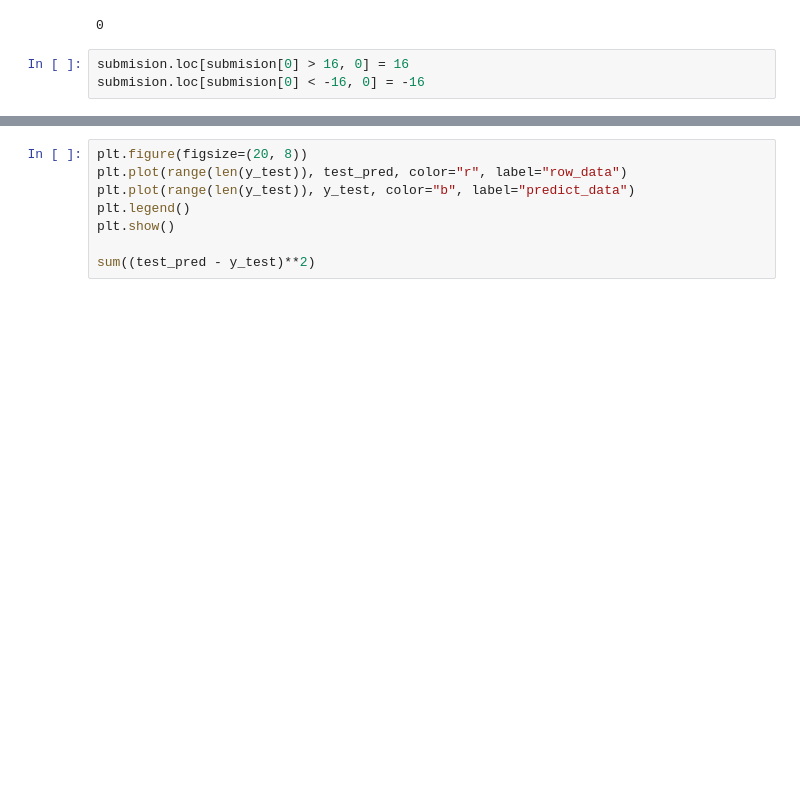
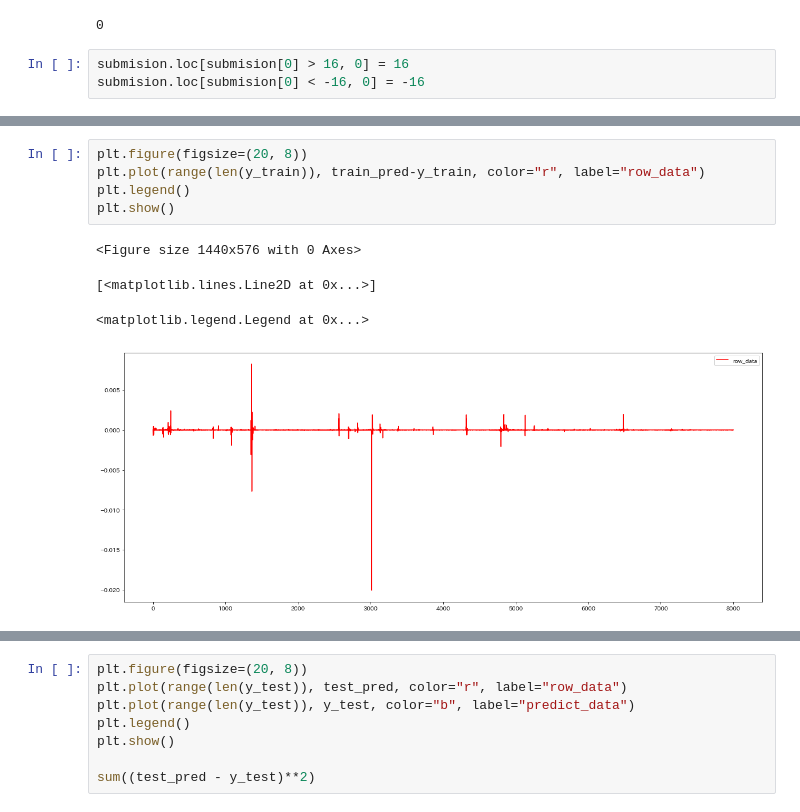
Before and after one commit to a0082273/signate_railway, a Jupyter notebook: EDA3_前後のキロ程から傾きを求める.ipynb, the cells around one changed output, grey strips where cells are left out. Saved outputs shown, nothing was run; the diff lists cells and outputs as text; blank space fills up the shorter version.

```diff
--- a/EDA3_前後のキロ程から傾きを求める.ipynb
+++ b/EDA3_前後のキロ程から傾きを求める.ipynb
@@ -583,0 +724,10 @@ Text(0.5, 1.0, 'kilo: 26070.0')
+# %%
+plt.figure(figsize=(20, 8))
+plt.plot(range(len(y_train)), train_pred-y_train, color="r", label="row_data")
+plt.legend()
+plt.show()
+# %% [output]
+<Figure size 1440x576 with 0 Axes>
+[<matplotlib.lines.Line2D at 0x...>]
+<matplotlib.legend.Legend at 0x...>
+[figure, added]
```
Also changed, not shown: parts of 18 cells of this notebook, 3 other files.
